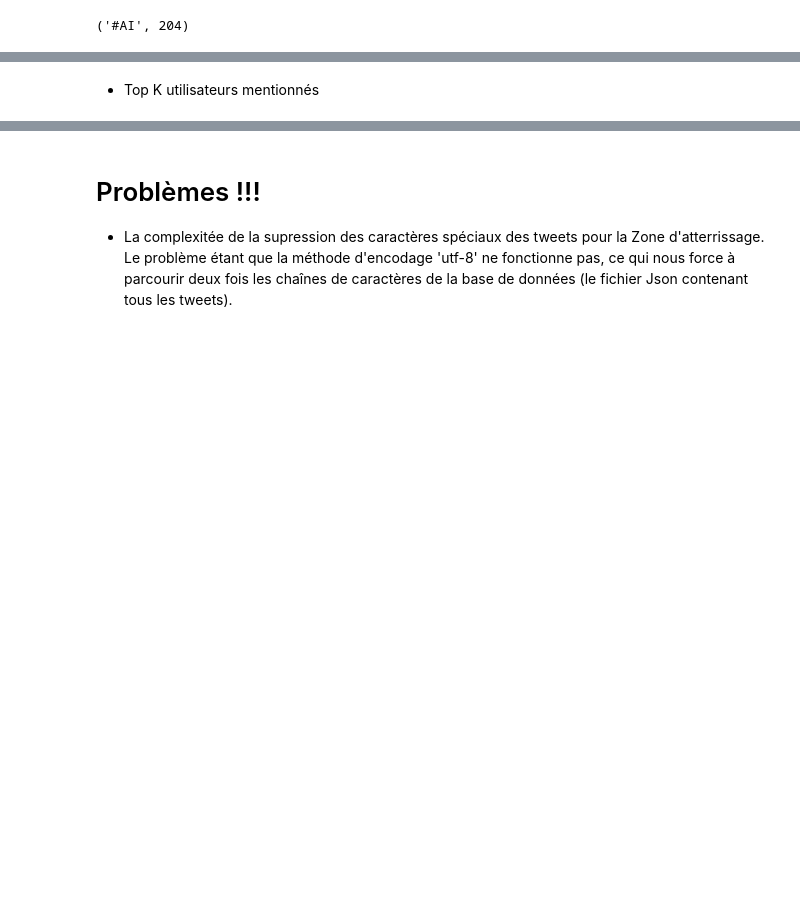
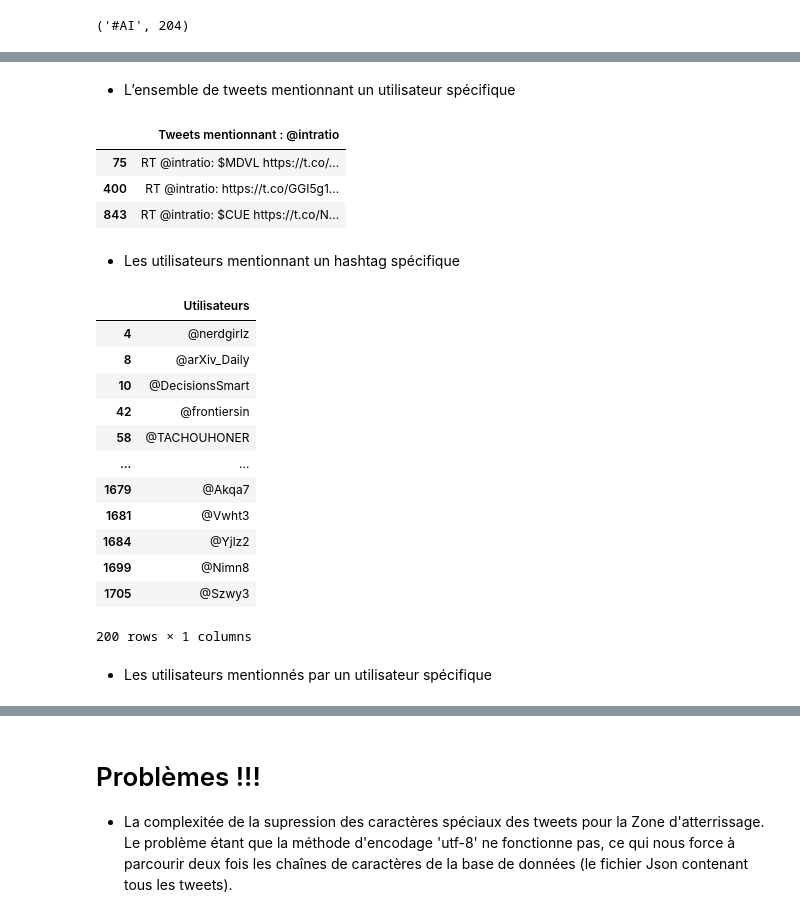
Before and after one commit to LugolBis/Projet-IN304, a Jupyter notebook: Projet_Loïc.ipynb, the cells around one changed output, grey strips where cells are left out. Cells and saved outputs as stored; diff of their text form; code cells hidden in the pictures; blank space fills up the shorter version.

```diff
--- a/Projet_Loïc.ipynb
+++ b/Projet_Loïc.ipynb
@@ -349,2 +457,59 @@ TopKH(10)
+# %% [markdown]
+- L’ensemble de tweets mentionnant un utilisateur spécifique
+# %%
+def TweetsMentionUtilisateur(Utilisateur): # Entrée : Nom de l'Utilisateur ('str' commençant par un @)
+    from pandas import DataFrame
+    global DFP
+    global DFA
+    Taille = DFA.shape
+    ListeIndiceTweets = []
+    for i in range(Taille[0]):
+        ListeA = DFA["@"].loc[i]
+        if Utilisateur in ListeA:
+            ListeIndiceTweets.append(i)
+    DFTMU = DataFrame(DFP["TweetText"].iloc[ListeIndiceTweets])
+    DFTMU = DFTMU.rename(columns={"TweetText":"Tweets mentionnant : " + Utilisateur})  # On renomme la colonne pour plus de clarté
+    return DFTMU     # Sortie : DataFrame contenant à chaque ligne les Tweets mentionnant l'Utilisateur, l'index de chaque ligne correpond à celui du Tweet brut stocké dans DFP
+
+TweetsMentionUtilisateur("@intratio")
+# %% [output]
+|  | Tweets mentionnant : @intratio |
+| 75 | RT @intratio: $MDVL https://t.co/... |
+| 400 | RT @intratio: https://t.co/GGI5g1... |
+| 843 | RT @intratio: $CUE https://t.co/N... |
+# %% [markdown]
+- Les utilisateurs mentionnant un hashtag spécifique
+# %%
+def UtilisateurMentionHashtag(Hashtag): # Entrée : Un Hastag (donc un 'str' débutant par "#")
+    from pandas import DataFrame
+    global DFP
+    global DFA
+    Taille = DFA.shape
+    ListeIndiceTweets = []
+    for i in range(Taille[0]):
+        ListeH = DFA["#"].loc[i]
+        if Hashtag in ListeH:
+            ListeIndiceTweets.append(i)
+    if ListeIndiceTweets == []:
+        return DataFrame([{"Utilisateurs":"Erreur : Votre Hashtag n'existe pas"}])
+    else:
+        return DataFrame(DFP["Utilisateurs"].iloc[ListeIndiceTweets])
+              # Sortie : Un DataFrame contenant à chaque ligne un Utilisateur qui à mentionner le Hashtag dans son tweet, l'index correspond à celui de l'Utilisateur dans DFA
+
+UtilisateurMentionHashtag('#AI')
+# %% [output]
+|  | Utilisateurs |
+| 4 | @nerdgirlz |
+| 8 | @arXiv_Daily |
+| 10 | @DecisionsSmart |
+| 42 | @frontiersin |
+| 58 | @TACHOUHONER |
+| ... | ... |
+| 1679 | @Akqa7 |
+| 1681 | @Vwht3 |
+| 1684 | @Yjlz2 |
+| 1699 | @Nimn8 |
+| 1705 | @Szwy3 |
+200 rows × 1 columns
 # %% [markdown]
-- Top K utilisateurs mentionnés
+- Les utilisateurs mentionnés par un utilisateur spécifique
```
Also changed, not shown: parts of 33 cells of this notebook.
